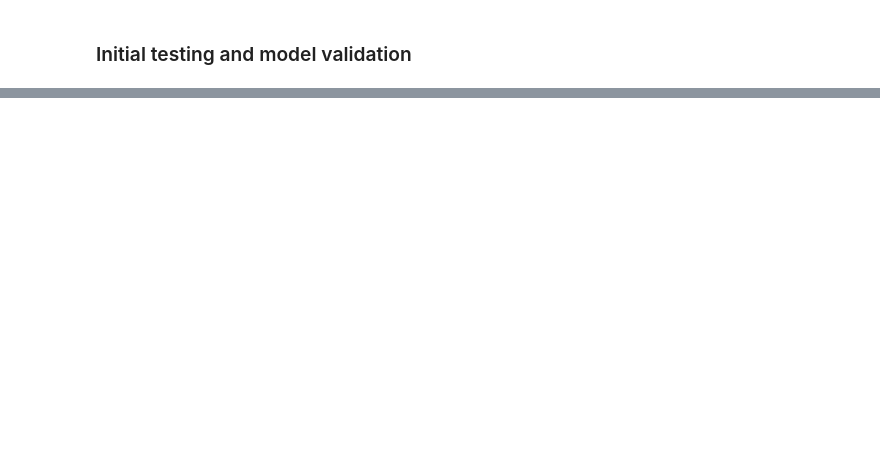
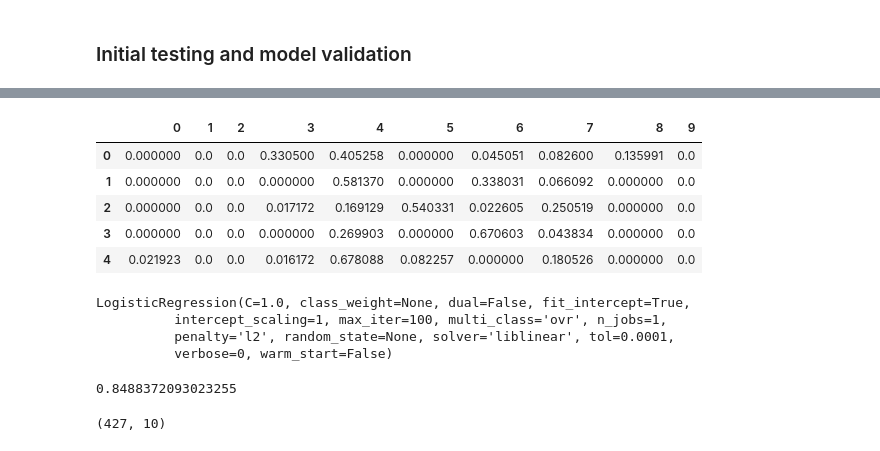
Before and after one commit to Pspanky/CS69-Final, a Jupyter notebook: Data Cleaning.ipynb, the cells around one changed output, grey strips where cells are left out. Drawn from its saved outputs; the diff is of its cells as text; code cells hidden in the pictures; blank space fills up the shorter version.

```diff
--- a/Data Cleaning.ipynb
+++ b/Data Cleaning.ipynb
@@ -293,0 +741,2 @@ X_train, X_test, y_train, y_test = train_test_split(X, y, test_size=0.25, random
+# %%
+author_df = pd.DataFrame(tdic, columns = ['username', 'tweets_raw', 'tweets_clean', 'politic'])
@@ -293,0 +752,43 @@ X_train, X_test, y_train, y_test = train_test_split(X, y, test_size=0.25, random
+# %%
+newModel = generate_LDA_model(author_df['tweets_clean'])
+# %%
+def get_topic_features1(dataframe, ldamodel):
+
+    df = pd.DataFrame()
+
+    for index, row in dataframe.iterrows():
+
+        tweet = row['tweets_clean']
+
+        new_row = tweet_to_row1(tweet, ldamodel)
+
+        df = df.append(new_row, ignore_index=True)
+
+    return df
+
+def tweet_to_row1(tweet, lda1):
+
+    t_row_1 = tweet_to_tdistrib(tweet, lda1)
+
+    new_row = t_row_1
+
+    return new_row
+
+def tweet_to_tdistrib(tweet, ldamodel, second=False):
+    t_distrib = get_topic_distribution(tweet, ldamodel)
+
+    if second:
+        return pd.Series(dist_to_row(t_distrib), index = ['10', '11', '12', '13', '14', '15', '16', '17', '18', '19'])
+
+    return pd.Series(dist_to_row(t_distrib))
+# %%
+author_topics = get_topic_features1(author_df, newModel)
+# %%
+author_topics.head()
+# %% [output]
+|  | 0 | 1 | 2 | 3 | 4 | 5 | 6 | 7 | 8 | 9 |
+| 0 | 0.000000 | 0.0 | 0.0 | 0.330500 | 0.405258 | 0.000000 | 0.045051 | 0.082600 | 0.135991 | 0.0 |
+| 1 | 0.000000 | 0.0 | 0.0 | 0.000000 | 0.581370 | 0.000000 | 0.338031 | 0.066092 | 0.000000 | 0.0 |
+| 2 | 0.000000 | 0.0 | 0.0 | 0.017172 | 0.169129 | 0.540331 | 0.022605 | 0.250519 | 0.000000 | 0.0 |
+| 3 | 0.000000 | 0.0 | 0.0 | 0.000000 | 0.269903 | 0.000000 | 0.670603 | 0.043834 | 0.000000 | 0.0 |
+| 4 | 0.021923 | 0.0 | 0.0 | 0.016172 | 0.678088 | 0.082257 | 0.000000 | 0.180526 | 0.000000 | 0.0 |
@@ -293,0 +800,19 @@ X_train, X_test, y_train, y_test = train_test_split(X, y, test_size=0.25, random
+# %%
+# instantiate a logistic regression model, and fit with X and y
+
+model = LogisticRegression()
+
+model.fit(X_train,y_train)
+# %% [output]
+LogisticRegression(C=1.0, class_weight=None, dual=False, fit_intercept=True,
+          intercept_scaling=1, max_iter=100, multi_class='ovr', n_jobs=1,
+          penalty='l2', random_state=None, solver='liblinear', tol=0.0001,
+          verbose=0, warm_start=False)
+# %%
+model.score(X_test, y_test)
+# %% [output]
+0.8488372093023255
+# %%
+author_topics_s.shape
+# %% [output]
+(427, 10)
```
Also changed, not shown: parts of 121 cells of this notebook, 2 other files.
